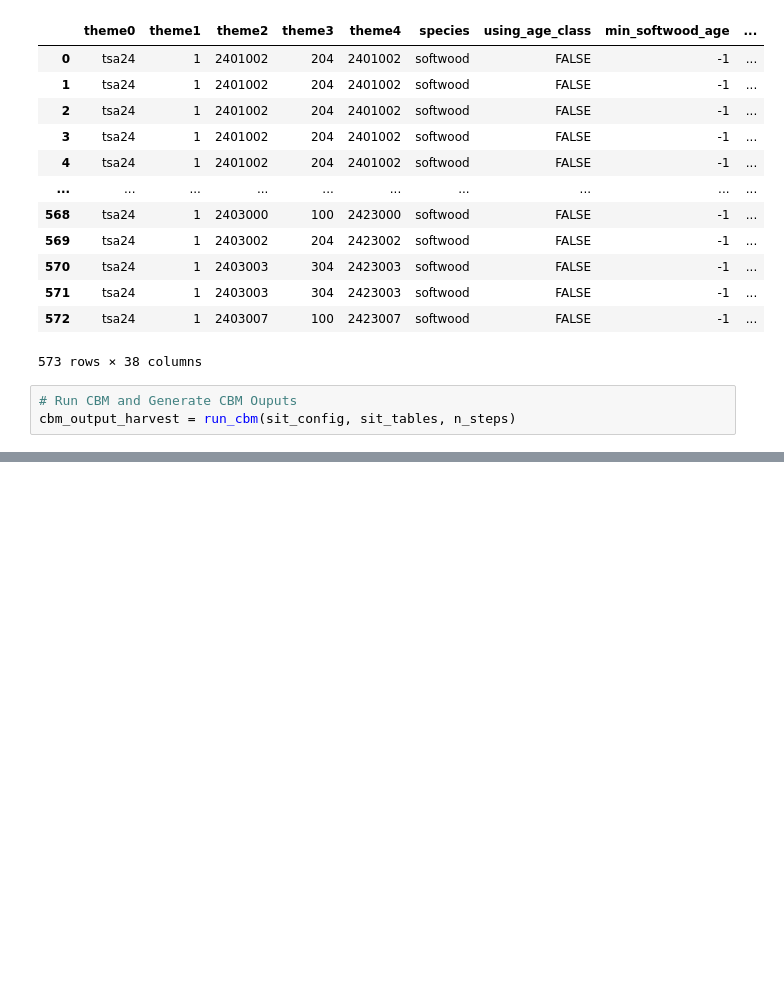
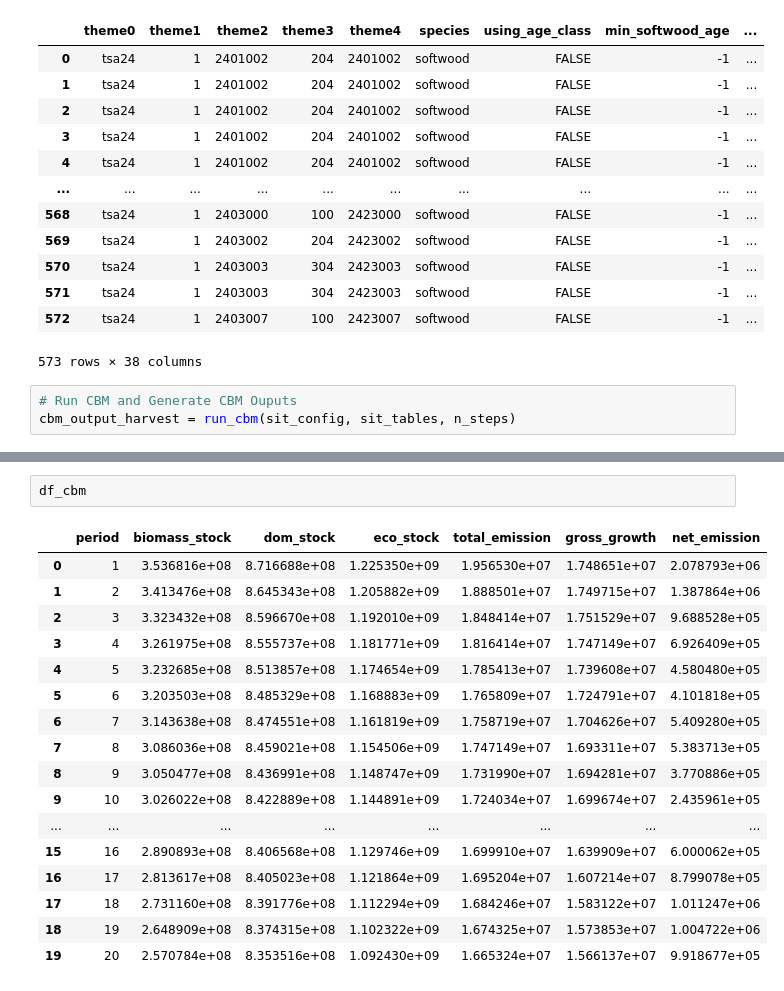
Before and after one commit to UBC-FRESH/msc_walter_yan, a Jupyter notebook: generate_c_curves_tsa24.ipynb, the cells around one changed output, grey strips where cells are left out. Cells and saved outputs as stored; diff of their text form; blank space fills up the shorter version.

```diff
--- a/generate_c_curves_tsa24.ipynb
+++ b/generate_c_curves_tsa24.ipynb
@@ -1022,0 +524,20 @@ average_percentage_diff: 80.64464738957761
+# %%
+df_cbm
+# %% [output]
+|  | period | biomass_stock | dom_stock | eco_stock | total_emission | gross_growth | net_emission |
+| 0 | 1 | 3.536816e+08 | 8.716688e+08 | 1.225350e+09 | 1.956530e+07 | 1.748651e+07 | 2.078793e+06 |
+| 1 | 2 | 3.413476e+08 | 8.645343e+08 | 1.205882e+09 | 1.888501e+07 | 1.749715e+07 | 1.387864e+06 |
+| 2 | 3 | 3.323432e+08 | 8.596670e+08 | 1.192010e+09 | 1.848414e+07 | 1.751529e+07 | 9.688528e+05 |
+| 3 | 4 | 3.261975e+08 | 8.555737e+08 | 1.181771e+09 | 1.816414e+07 | 1.747149e+07 | 6.926409e+05 |
+| 4 | 5 | 3.232685e+08 | 8.513857e+08 | 1.174654e+09 | 1.785413e+07 | 1.739608e+07 | 4.580480e+05 |
+| 5 | 6 | 3.203503e+08 | 8.485329e+08 | 1.168883e+09 | 1.765809e+07 | 1.724791e+07 | 4.101818e+05 |
+| 6 | 7 | 3.143638e+08 | 8.474551e+08 | 1.161819e+09 | 1.758719e+07 | 1.704626e+07 | 5.409280e+05 |
+| 7 | 8 | 3.086036e+08 | 8.459021e+08 | 1.154506e+09 | 1.747149e+07 | 1.693311e+07 | 5.383713e+05 |
+| 8 | 9 | 3.050477e+08 | 8.436991e+08 | 1.148747e+09 | 1.731990e+07 | 1.694281e+07 | 3.770886e+05 |
+| 9 | 10 | 3.026022e+08 | 8.422889e+08 | 1.144891e+09 | 1.724034e+07 | 1.699674e+07 | 2.435961e+05 |
+| ... | ... | ... | ... | ... | ... | ... | ... |
+| 15 | 16 | 2.890893e+08 | 8.406568e+08 | 1.129746e+09 | 1.699910e+07 | 1.639909e+07 | 6.000062e+05 |
+| 16 | 17 | 2.813617e+08 | 8.405023e+08 | 1.121864e+09 | 1.695204e+07 | 1.607214e+07 | 8.799078e+05 |
+| 17 | 18 | 2.731160e+08 | 8.391776e+08 | 1.112294e+09 | 1.684246e+07 | 1.583122e+07 | 1.011247e+06 |
+| 18 | 19 | 2.648909e+08 | 8.374315e+08 | 1.102322e+09 | 1.674325e+07 | 1.573853e+07 | 1.004722e+06 |
+| 19 | 20 | 2.570784e+08 | 8.353516e+08 | 1.092430e+09 | 1.665324e+07 | 1.566137e+07 | 9.918677e+05 |
```
Also changed, not shown: parts of 49 cells of this notebook, 20 other files.
